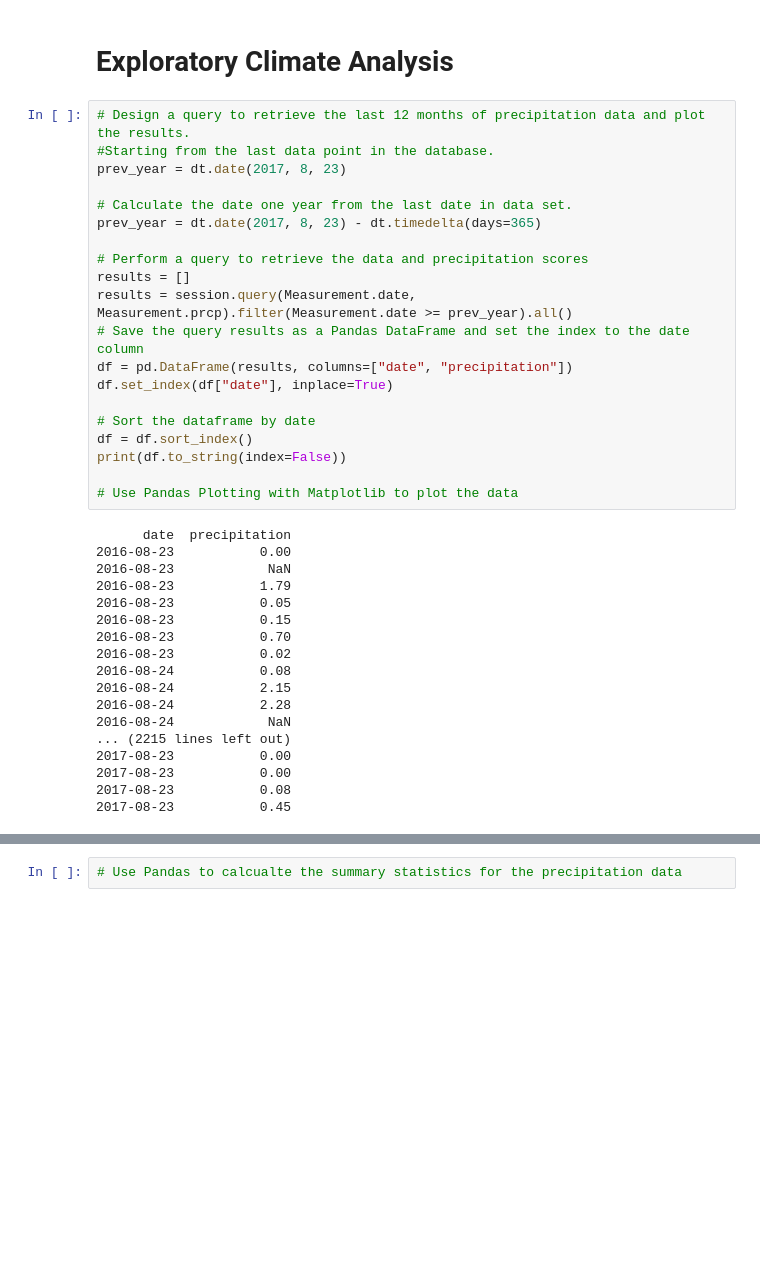
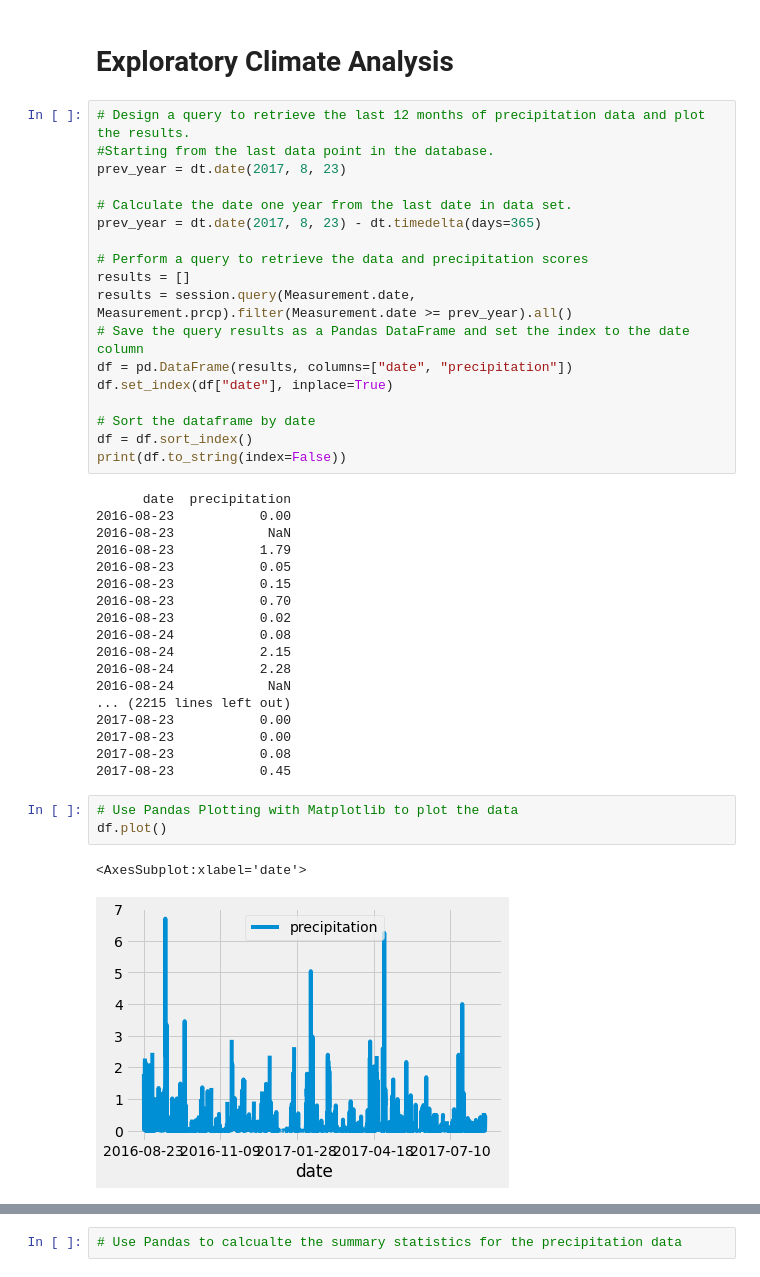
Before and after one commit to JeffreyS-0/Surfs_Up, a Jupyter notebook: climate_analysis.ipynb, the cells around one changed output, grey strips where cells are left out. Cells and saved outputs as stored; diff of their text form; blank space fills up the shorter version.

Commit message:
Retrieved Precip data

```diff
--- a/climate_analysis.ipynb
+++ b/climate_analysis.ipynb
@@ -56,8 +56,6 @@ df.set_index(df["date"], inplace=True)
 # Sort the dataframe by date
 df = df.sort_index()
 print(df.to_string(index=False))
-
-# Use Pandas Plotting with Matplotlib to plot the data
 # %% [output]
       date  precipitation
 2016-08-23           0.00
@@ -76,3 +74,9 @@ print(df.to_string(index=False))
 2017-08-23           0.00
 2017-08-23           0.08
 2017-08-23           0.45
+# %%
+# Use Pandas Plotting with Matplotlib to plot the data
+df.plot()
+# %% [output]
+<AxesSubplot:xlabel='date'>
+[figure, added]
```
Also changed, not shown: parts of 1 cell of this notebook.
